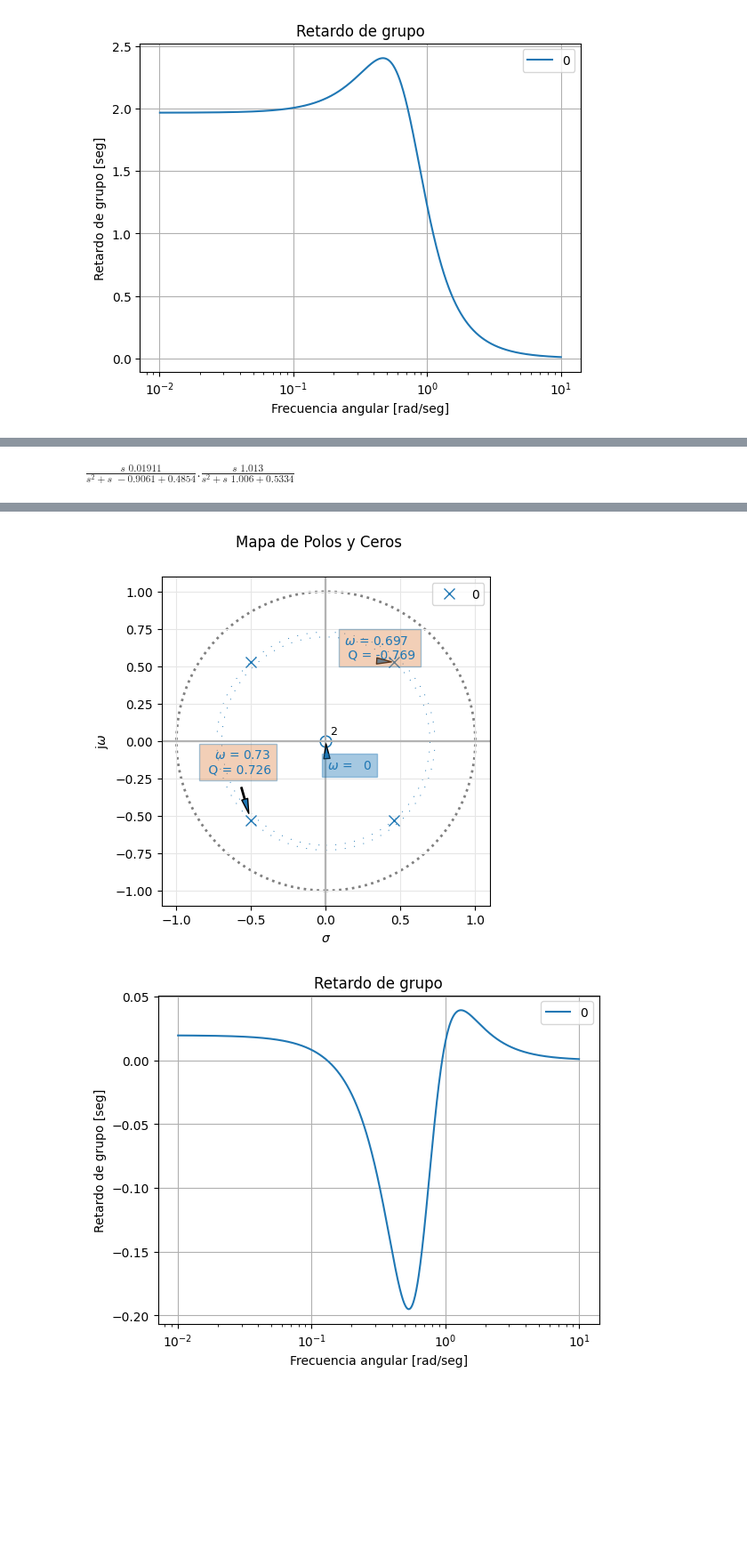
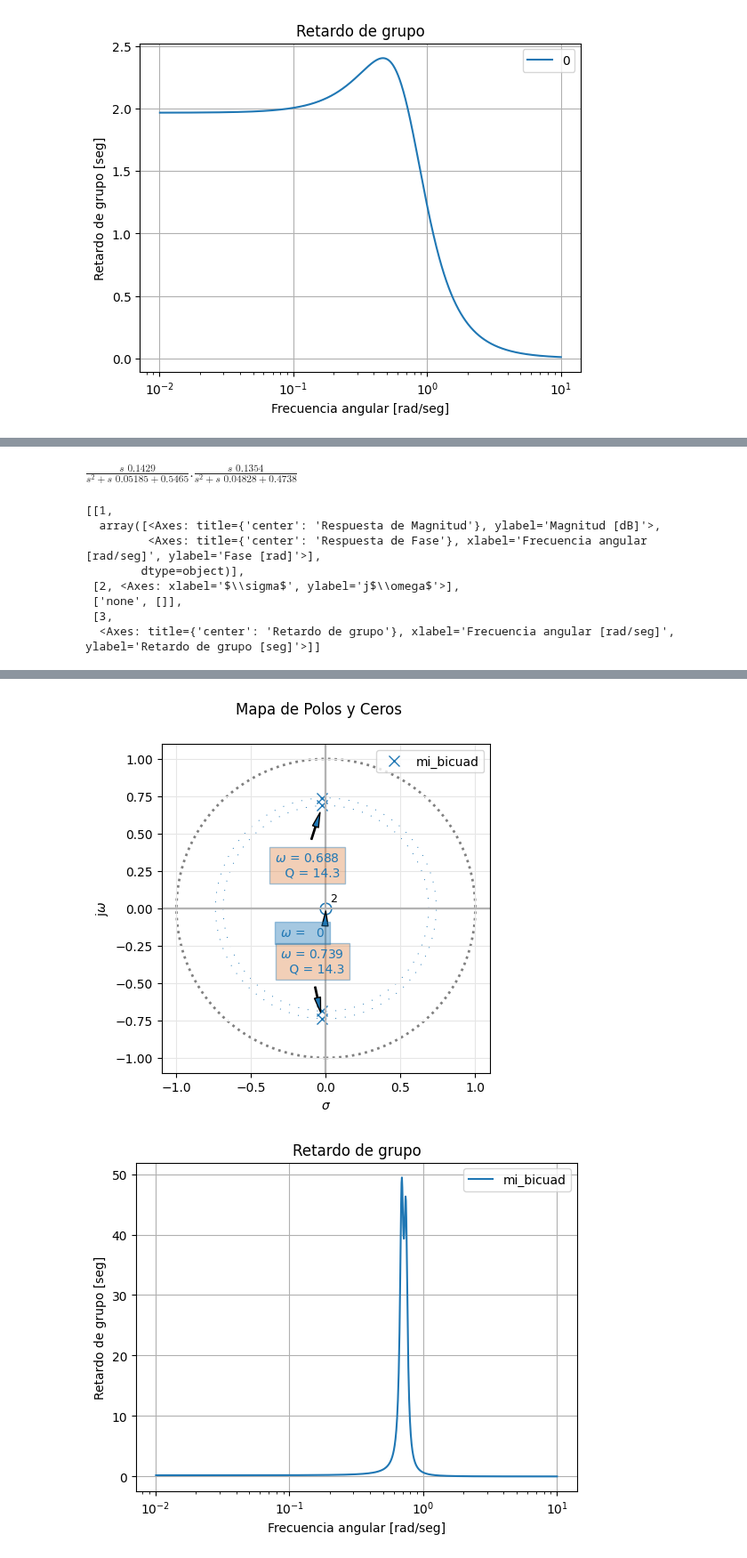
Before and after one commit to matnalopez2/Teoria-de-Circuitos-2, a Jupyter notebook: Resoluciones/20240513/20240513 - Ejercicio 1.ipynb, the cells around one changed output, grey strips where cells are left out. Shown at 89% size. Drawn from its saved outputs; the diff is of its cells as text; code cells hidden in the pictures; blank space fills up the shorter version.

Commit message:
20240513_Ejercicio1 correcciones en polinomios numerador y mejora de transferencia, creo que ahora es correcta

```diff
--- a/Resoluciones/20240513/20240513 - Ejercicio 1.ipynb
+++ b/Resoluciones/20240513/20240513 - Ejercicio 1.ipynb
@@ -73,10 +73,12 @@ w2 = 1.05
 Q = (math.sqrt(w1*w2)/(w2-w1))
 print("Q = " + str(Q))
 
+
+# Calculamos los coeficientes del denominador para mayor claridad.
 A = Q**2
 B = Q
-C = ((2 * w_0**2 * Q) + (w_0**2))
-D = w_0**2
+C = ((2 * w_0**2 * Q**2) + (w_0**2))
+D = w_0**2 * Q
 E = Q**2 * w_0**4
 
 # Con los datos definidos anteriormente, se arman los array de la transferencia.
@@ -90,8 +92,16 @@ tf_bicuad_sos = tf2sos_analog( num, den )
 pretty_print_SOS(tf_bicuad_sos)
 
 # Plotear de forma silenciosa las características de mi función
-analyze_sys_silent([sig.TransferFunction(num,den)], 'mi_bicuad', same_figs=False)
+analyze_sys([sig.TransferFunction(num,den)], 'mi_bicuad', same_figs=False)
 # %% [output]
 k = 3.7949668878436076
 Q = 9.98749217771908
-$\displaystyle   \frac{s \,\, 0.01911 }{s^2 + s \,\, -0.9061 + 0.4854 } . \frac{s \,\, 1.013 }{s^2 + s \,\, 1.006 + 0.5334 }$
+$\displaystyle   \frac{s \,\, 0.1429 }{s^2 + s \,\, 0.05185 + 0.5465 } . \frac{s \,\, 0.1354 }{s^2 + s \,\, 0.04828 + 0.4738 }$
+[[1,
+  array([<Axes: title={'center': 'Respuesta de Magnitud'}, ylabel='Magnitud [dB]'>,
+         <Axes: title={'center': 'Respuesta de Fase'}, xlabel='Frecuencia angular [rad/seg]', ylabel='Fase [rad]'>],
+        dtype=object)],
+ [2, <Axes: xlabel='$\\sigma$', ylabel='j$\\omega$'>],
+ ['none', []],
+ [3,
+  <Axes: title={'center': 'Retardo de grupo'}, xlabel='Frecuencia angular [rad/seg]', ylabel='Retardo de grupo [seg]'>]]
@@ -99,2 +109,2 @@ $\displaystyle   \frac{s \,\, 0.01911 }{s^2 + s \,\, -0.9061 + 0.4854 } . \frac{
-[figure, old version]
+[figure, new version]
-[figure, old version]
+[figure, new version]
```
Also changed, not shown: parts of 2 cells of this notebook, 1 other file.
